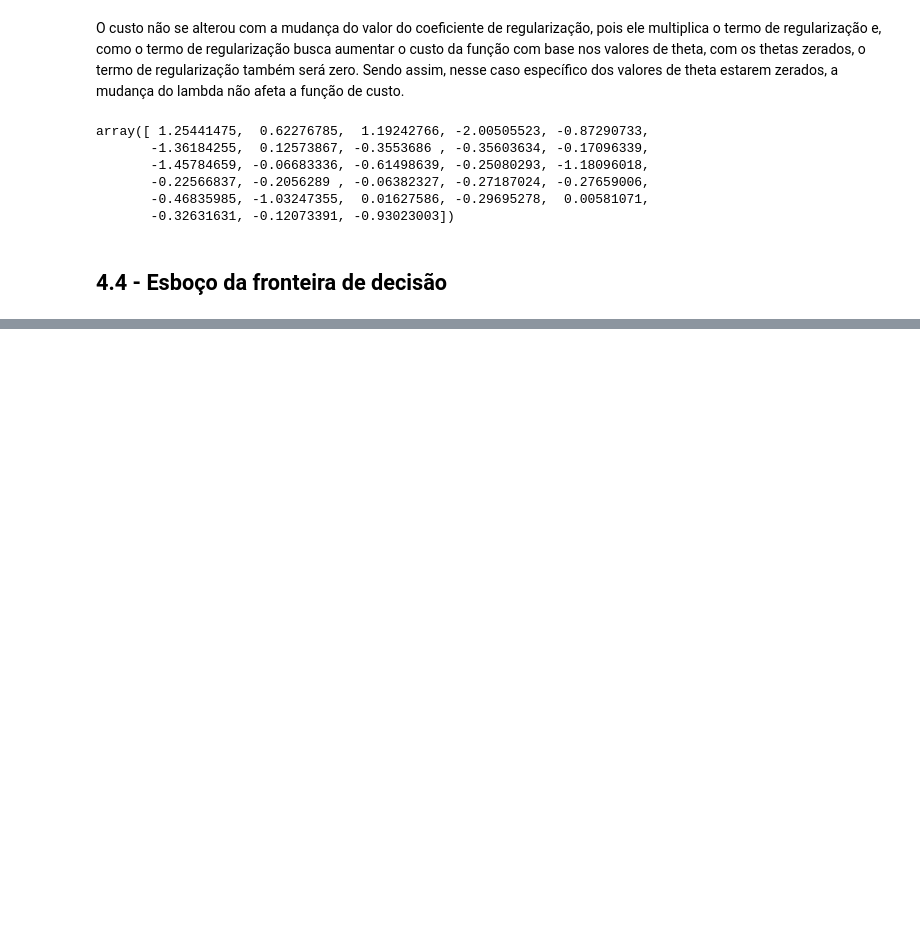
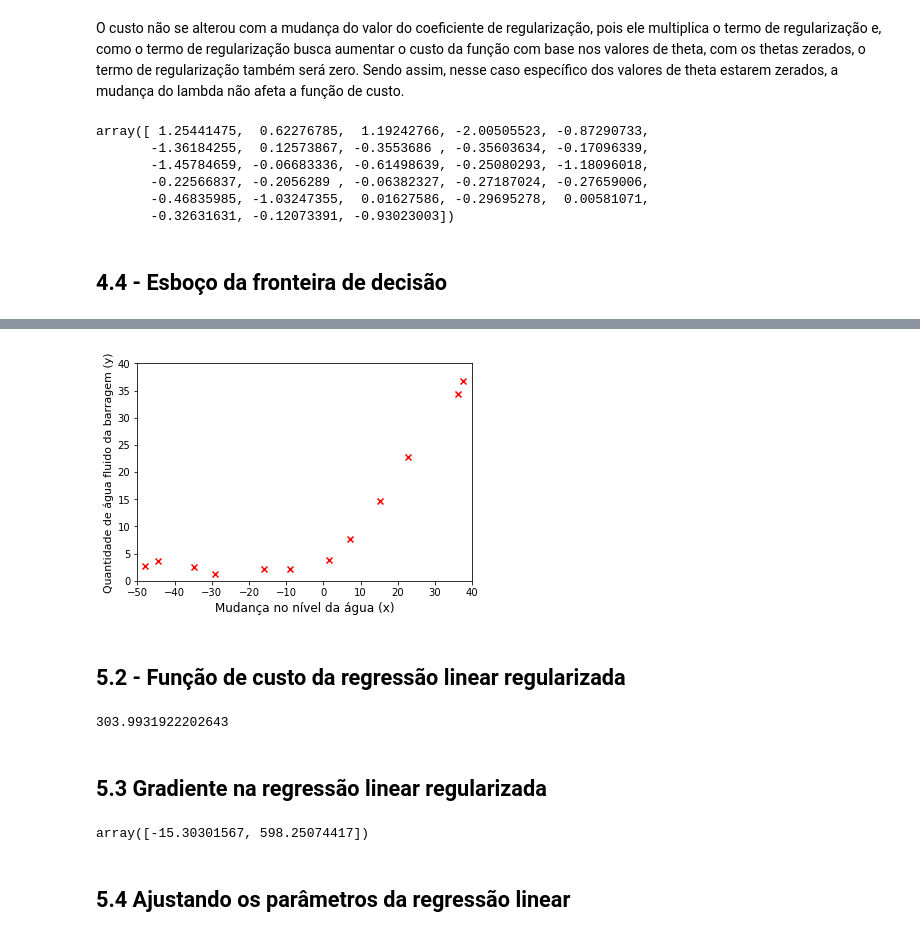
Before and after one commit to caioseda/ml-class, a Jupyter notebook: ml-t1/Trabalho1.ipynb, the cells around one changed output, grey strips where cells are left out. Drawn from its saved outputs; the diff is of its cells as text; code cells hidden in the pictures; blank space fills up the shorter version.

```diff
--- a/ml-t1/Trabalho1.ipynb
+++ b/ml-t1/Trabalho1.ipynb
@@ -295,0 +303,8 @@ plt.ylim((-0.9,1.2))
+# %%
+X, y, Xval, yval, Xtest, ytest = importarDados(insertOnes=True)
+# %%
+plot(X[:,1],y)
+# %% [output]
+[figure, added]
+# %% [markdown]
+## 5.2 - Função de custo da regressão linear regularizada
@@ -295,0 +313,14 @@ plt.ylim((-0.9,1.2))
+# %%
+theta = np.ones(2)
+custo, gradiente = linearRegCostFunction(X, y, theta, 1)
+custo
+# %% [output]
+303.9931922202643
+# %% [markdown]
+## 5.3 Gradiente na regressão linear regularizada
+# %%
+gradiente
+# %% [output]
+array([-15.30301567, 598.25074417])
+# %% [markdown]
+## 5.4 Ajustando os parâmetros da regressão linear
```
Also changed, not shown: parts of 17 cells of this notebook, 9 other files.
